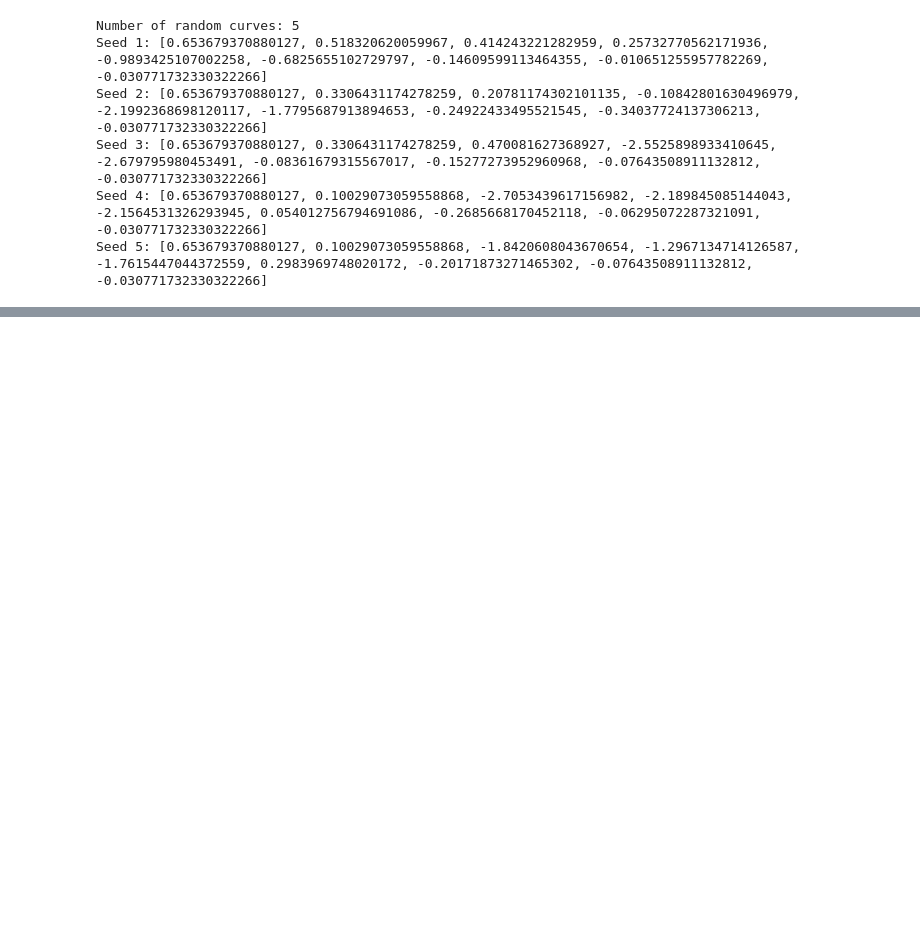
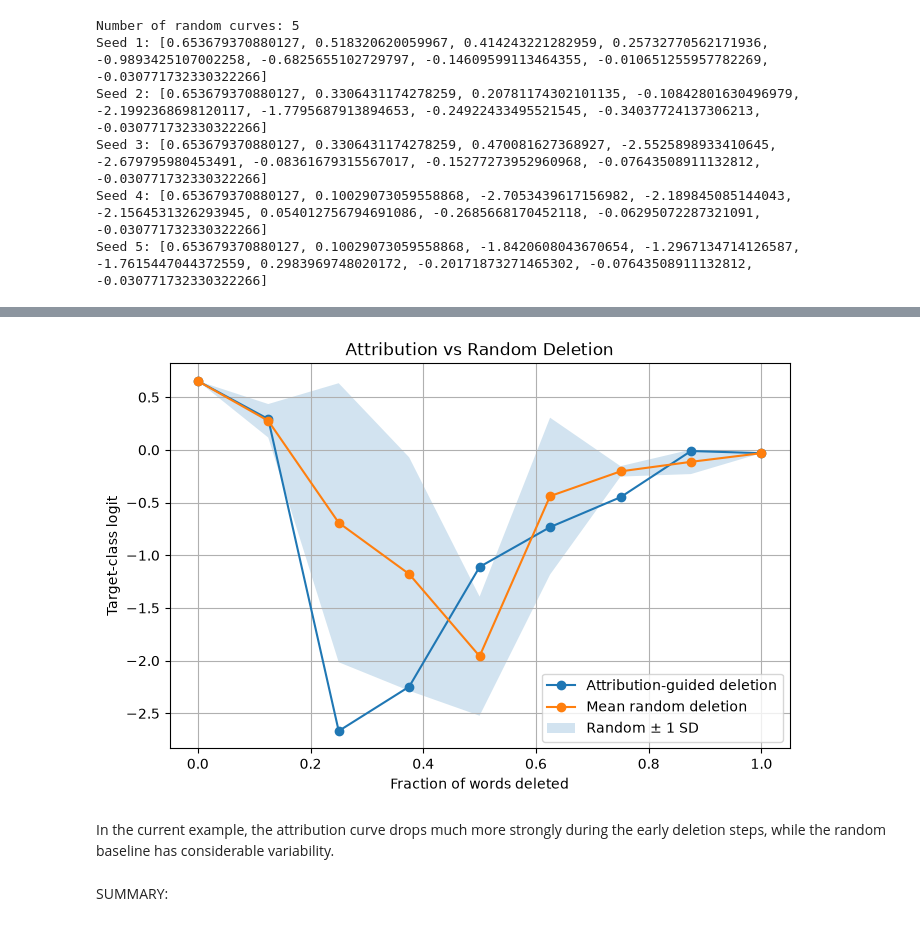
Before and after one commit to jordan-dsouza/xray-transformers, a Jupyter notebook: notebooks/exploration.ipynb, the cells around one changed output, grey strips where cells are left out. Saved outputs shown, nothing was run; the diff lists cells and outputs as text; code cells hidden in the pictures; blank space fills up the shorter version.

```diff
--- a/notebooks/exploration.ipynb
+++ b/notebooks/exploration.ipynb
@@ -500,0 +624,43 @@ Seed 5: [0.653679370880127, 0.10029073059558868, -1.8420608043670654, -1.2967134
+# %%
+plt.figure(figsize=(8, 5))
+
+# Attribution-guided deletion
+plt.plot(
+    top_k_curve["fractions"],
+    top_k_curve["logits"],
+    marker="o",
+    label="Attribution-guided deletion"
+)
+
+# Mean random deletion
+plt.plot(
+    random_summary["fractions"],
+    random_summary["mean_logits"],
+    marker="o",
+    label="Mean random deletion"
+)
+
+# Random variability
+plt.fill_between(
+    random_summary["fractions"],
+    random_summary["mean_logits"] -
+    random_summary["std_logits"],
+    random_summary["mean_logits"] +
+    random_summary["std_logits"],
+    alpha=0.2,
+    label="Random ± 1 SD"
+)
+
+plt.xlabel("Fraction of words deleted")
+plt.ylabel("Target-class logit")
+plt.title("Attribution vs Random Deletion")
+plt.legend()
+plt.grid(True)
+
+plt.show()
+# %% [output]
+[figure, added]
+# %% [markdown]
+In the current example, the attribution curve drops much more strongly during the early deletion steps, while the random baseline has considerable variability.
+# %% [markdown]
+SUMMARY:
```
Also changed, not shown: parts of 20 cells of this notebook.
